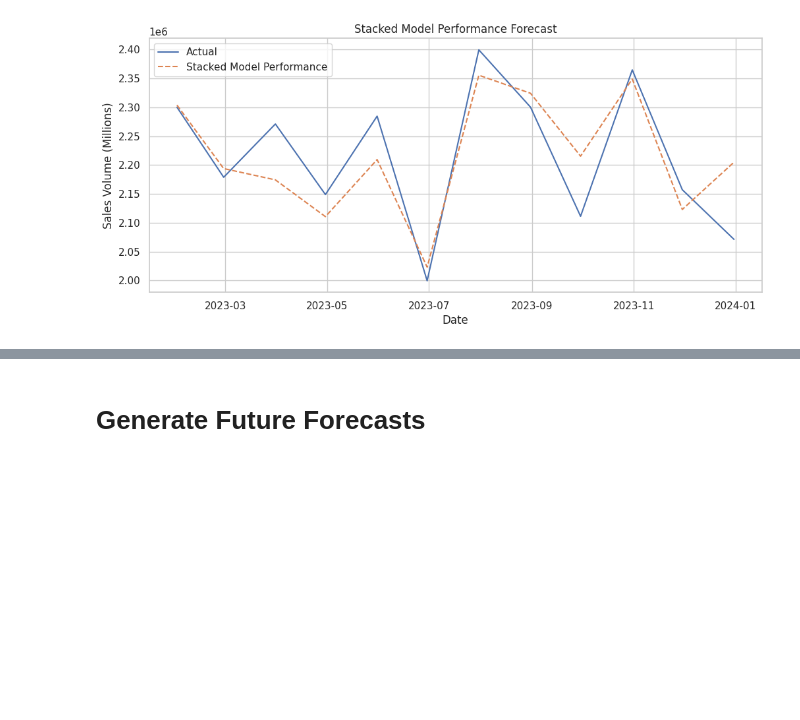
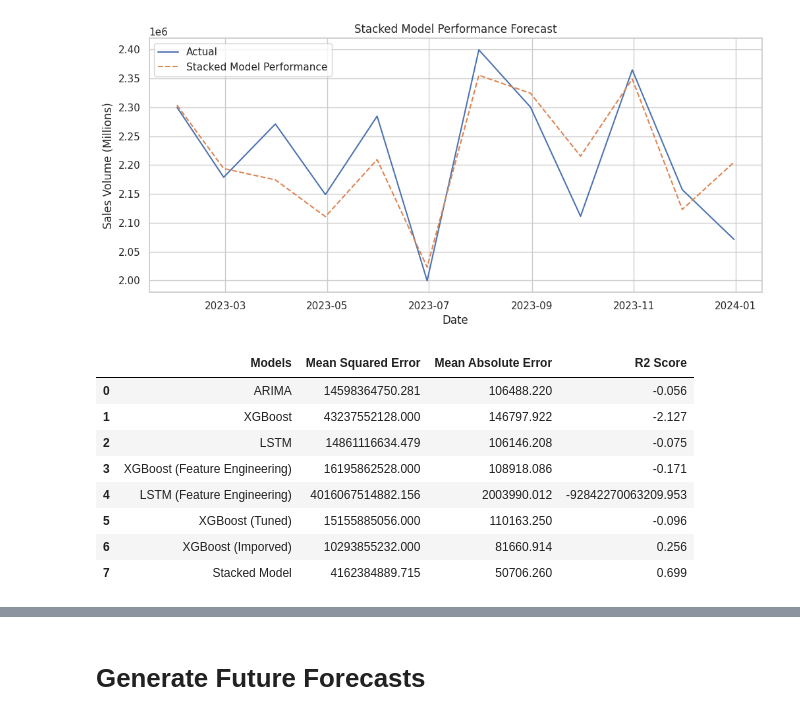
Before and after one commit to tawiahnyt/sales-forecasting, a Jupyter notebook: Synthetic_beverage_sales_update.ipynb, the cells around one changed output, grey strips where cells are left out. Drawn from its saved outputs; the diff is of its cells as text; code cells hidden in the pictures; blank space fills up the shorter version.

```diff
--- a/Synthetic_beverage_sales_update.ipynb
+++ b/Synthetic_beverage_sales_update.ipynb
@@ -122,5 +144,18 @@ monthly_sales.plot(title='Monthly Sales Over Time (Volume in Million)', figsize=
 [figure]
 # %% [markdown]
 # Model Building
+# %%
+# Creating holders to store the model performance results
+ML_Model = []
+MSE = []
+MAE = []
+R2 = []
+
+#function to call for storing the results
+def storeResults(model, a,b,c):
+  ML_Model.append(model)
+  MSE.append(round(a, 3))
+  MAE.append(round(b, 3))
+  R2.append(round(c, 3))
 # %% [markdown]
 ## ARIMA Model
@@ -700,0 +840,25 @@ plt.show()
+# %%
+#creating dataframe
+# Format each metric value as a string with two decimal places
+formatted_mse = [f'{m:.3f}' for m in MSE]
+formatted_mae = [f'{m:.3f}' for m in MAE]
+formatted_r2 = [f'{m:.3f}' for m in R2]
+
+
+result = pd.DataFrame({ 'Models' : ML_Model,
+                        'Mean Squared Error' : formatted_mse, # Use the formatted list
+                        'Mean Absolute Error' : formatted_mae, # Use the formatted list
+                        'R2 Score' : formatted_r2 # Use the formatted list
+                      })
+# %%
+result
+# %% [output]
+|  | Models | Mean Squared Error | Mean Absolute Error | R2 Score |
+| 0 | ARIMA | 14598364750.281 | 106488.220 | -0.056 |
+| 1 | XGBoost | 43237552128.000 | 146797.922 | -2.127 |
+| 2 | LSTM | 14861116634.479 | 106146.208 | -0.075 |
+| 3 | XGBoost (Feature Engineering) | 16195862528.000 | 108918.086 | -0.171 |
+| 4 | LSTM (Feature Engineering) | 4016067514882.156 | 2003990.012 | -92842270063209.953 |
+| 5 | XGBoost (Tuned) | 15155885056.000 | 110163.250 | -0.096 |
+| 6 | XGBoost (Imporved) | 10293855232.000 | 81660.914 | 0.256 |
+| 7 | Stacked Model | 4162384889.715 | 50706.260 | 0.699 |
```
Also changed, not shown: parts of 21 cells of this notebook.
